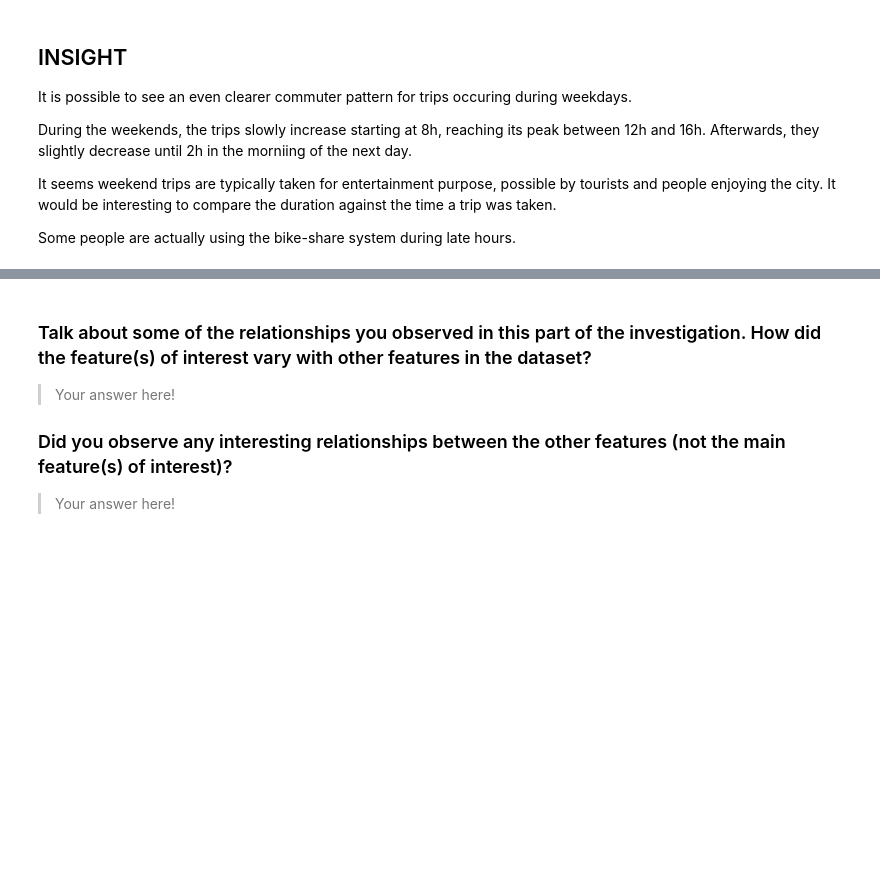
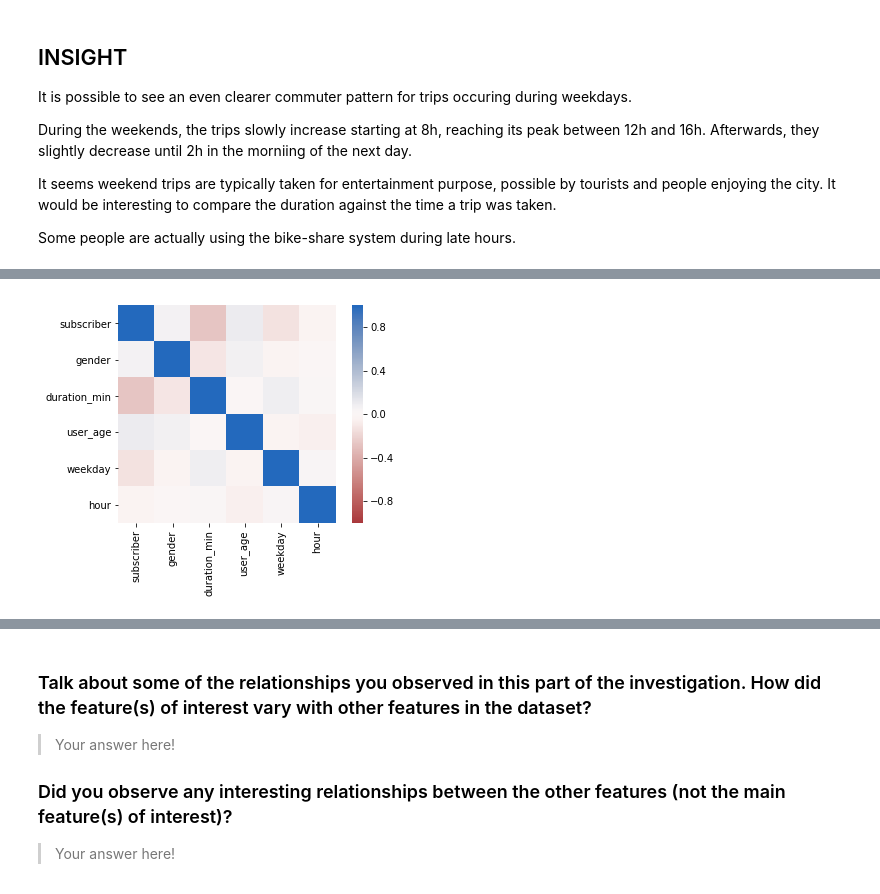
Before and after one commit to marcellovictorino/DAND_5_DataViz, a Jupyter notebook: 2_Project_ FordGoBike/1_EDA.ipynb, the cells around one changed output, grey strips where cells are left out. Cells and saved outputs as stored; diff of their text form; code cells hidden in the pictures; blank space fills up the shorter version.

```diff
--- a/2_Project_ FordGoBike/1_EDA.ipynb
+++ b/2_Project_ FordGoBike/1_EDA.ipynb
@@ -434,0 +427,5 @@ df.head(2)
+# %%
+variables_interest = ['subscriber', 'gender','duration_min', 'user_age', 'weekday','hour']
+# %%
+df2 = df[variables_interest]
+df2.head()
@@ -434,0 +440,5 @@ df.head(2)
+# %%
+# Correlation Heatmap - Pearson R
+sns.heatmap(df2.corr(), vmin=-1, vmax=1, cmap='vlag_r', square=True);
+# %% [output]
+[figure, added]
```
Also changed, not shown: parts of 37 cells of this notebook.
